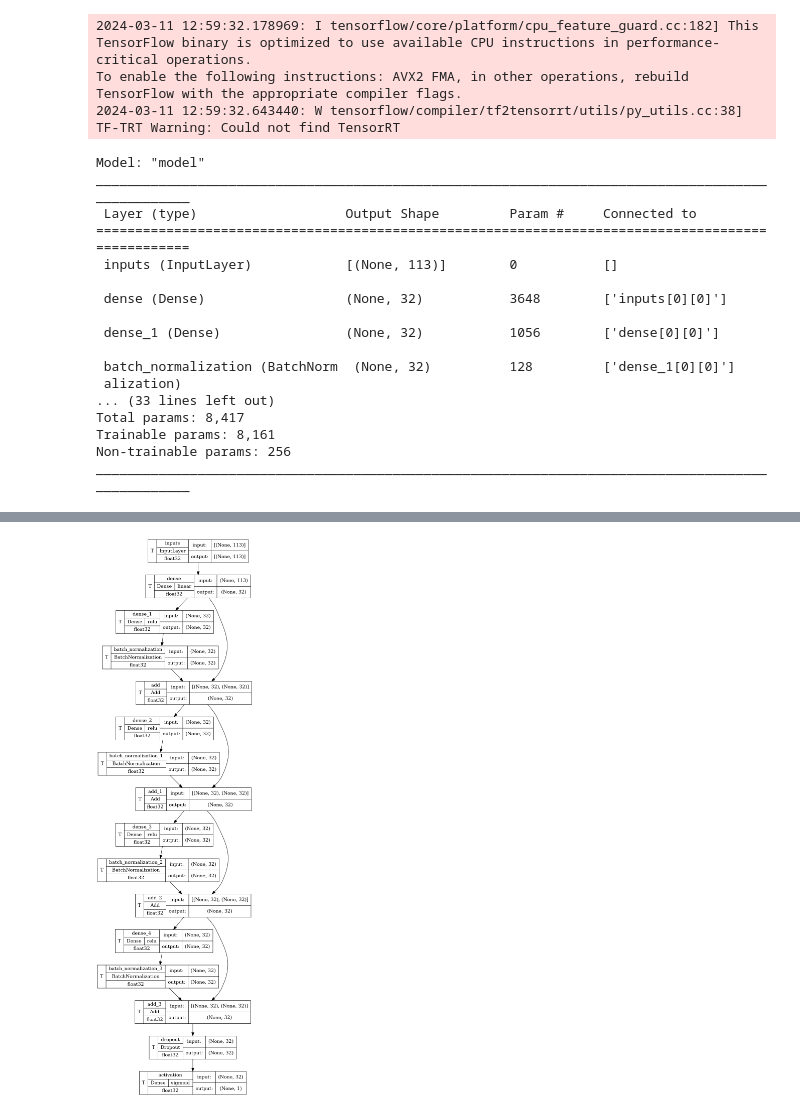
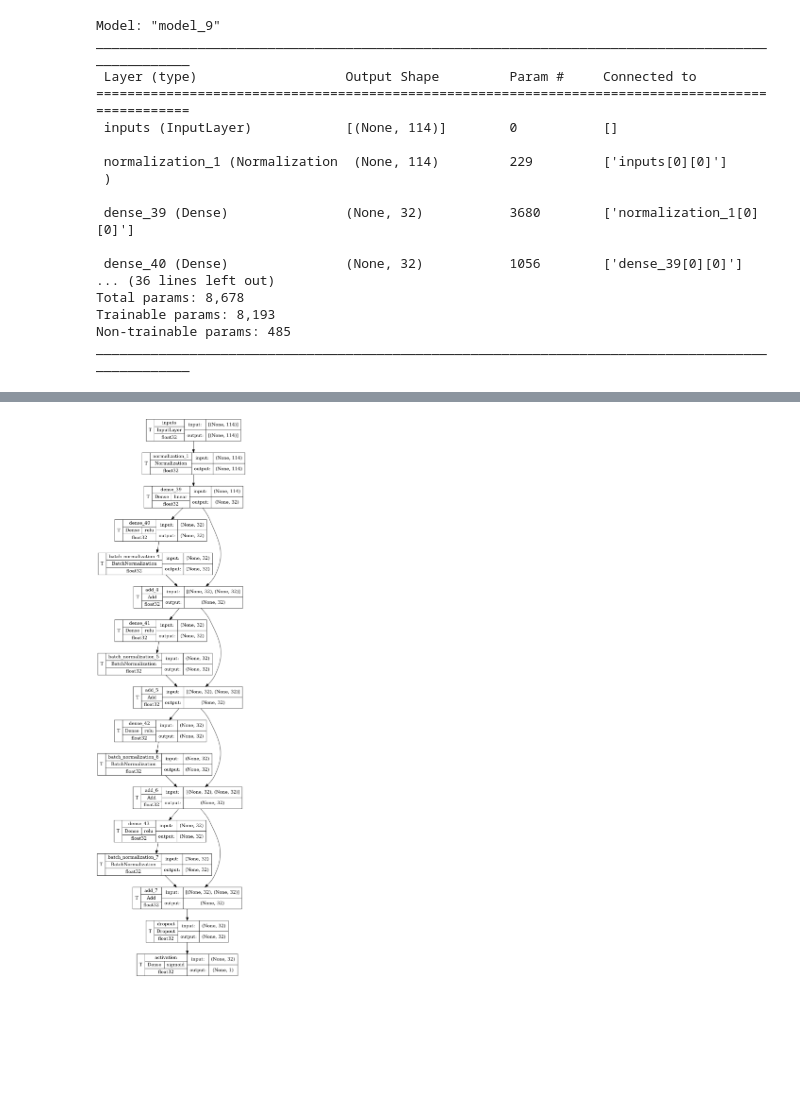
Before and after one commit to Klazkin/player-zero, a Jupyter notebook: model/dueler_model.ipynb, the cells around one changed output, grey strips where cells are left out. Cells and saved outputs as stored; diff of their text form; code cells hidden in the pictures; blank space fills up the shorter version.

```diff
--- a/model/dueler_model.ipynb
+++ b/model/dueler_model.ipynb
@@ -7,11 +7,12 @@ HAND = ACTION_CLASSES
 DECK = ACTION_CLASSES
 STATUS_CLASSES = 9
 UNIT_ATTRIBUTES = 3
+END_TURN_CAST = 1
 
 FF_SIZE = 32
 NUM_RESIDUAL_BLOCKS = 4
 
-cast_input_size = ACTION_CLASSES + VEC_POS
+cast_input_size = END_TURN_CAST + ACTION_CLASSES + VEC_POS
 caster_input_size = UNIT_ATTRIBUTES + HAND + DECK + STATUS_CLASSES
 opponent_input_size = VEC_POS + UNIT_ATTRIBUTES + HAND + DECK + STATUS_CLASSES
 
@@ -23,7 +24,9 @@ def res_block(size: int, block_input: tf.keras.layers.Layer):
     bnorm = tf.keras.layers.BatchNormalization()(ff)
     return tf.keras.layers.Add()([block_input, bnorm])
 
-x = tf.keras.layers.Dense(FF_SIZE)(input_tensor)
+
+normalization_layer = tf.keras.layers.Normalization(axis=(-1))(input_tensor)
+x = tf.keras.layers.Dense(FF_SIZE)(normalization_layer)
 for _ in range(NUM_RESIDUAL_BLOCKS):
     x = res_block(FF_SIZE, x)
 x = tf.keras.layers.Dropout(0.25, name="dropout")(x)
@@ -46,23 +49,20 @@ tf.keras.utils.plot_model(
     show_trainable=True
 )
 # %% [output]
-2024-03-11 12:59:32.178969: I tensorflow/core/platform/cpu_feature_guard.cc:182] This TensorFlow binary is optimized to use available CPU instructions in performance-critical operations.
-To enable the following instructions: AVX2 FMA, in other operations, rebuild TensorFlow with the appropriate compiler flags.
-2024-03-11 12:59:32.643440: W tensorflow/compiler/tf2tensorrt/utils/py_utils.cc:38] TF-TRT Warning: Could not find TensorRT
+Model: "model_9"
+__________________________________________________________________________________________________
+ Layer (type)                   Output Shape         Param #     Connected to
+==================================================================================================
+ inputs (InputLayer)            [(None, 114)]        0           []
+
+ normalization_1 (Normalization  (None, 114)         229         ['inputs[0][0]']
+ )
+
+ dense_39 (Dense)               (None, 32)           3680        ['normalization_1[0][0]']
+
+ dense_40 (Dense)               (None, 32)           1056        ['dense_39[0][0]']
+... (36 lines left out)
+Total params: 8,678
+Trainable params: 8,193
+Non-trainable params: 485
+__________________________________________________________________________________________________
-Model: "model"
-__________________________________________________________________________________________________
- Layer (type)                   Output Shape         Param #     Connected to
-==================================================================================================
- inputs (InputLayer)            [(None, 113)]        0           []
-
- dense (Dense)                  (None, 32)           3648        ['inputs[0][0]']
-
- dense_1 (Dense)                (None, 32)           1056        ['dense[0][0]']
-
- batch_normalization (BatchNorm  (None, 32)          128         ['dense_1[0][0]']
- alization)
-... (33 lines left out)
-Total params: 8,417
-Trainable params: 8,161
-Non-trainable params: 256
-__________________________________________________________________________________________________
@@ -73,4 +69,4 @@ Skipping registering GPU devices...
-[figure, old version]
+[figure, new version]
 # %%
 tf.test.is_gpu_available(
     cuda_only=True, min_cuda_compute_capability=None
```
Also changed, not shown: parts of 13 cells of this notebook, 19 other files.
